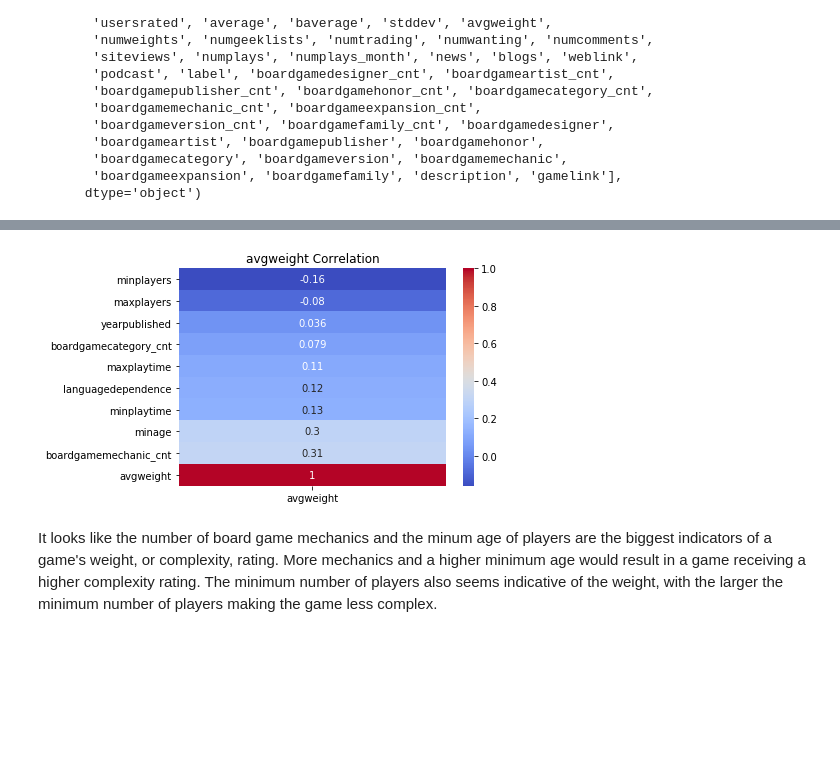
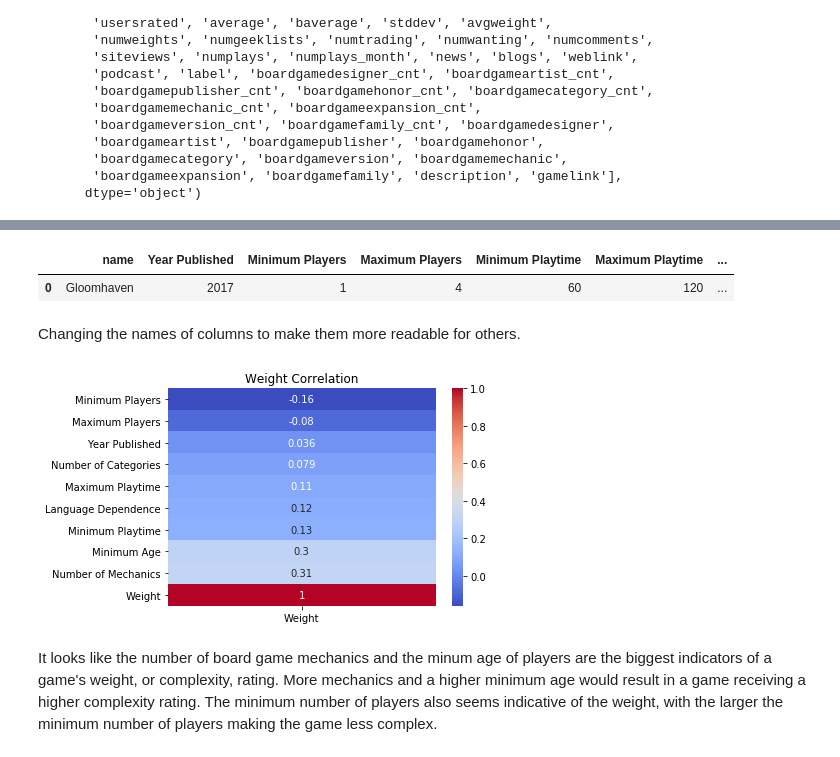
Before and after one commit to q-downgrade/dsi-capstone, a Jupyter notebook: code/1-eda-problem-statement.ipynb, the cells around one changed output, grey strips where cells are left out. Cells and saved outputs as stored; diff of their text form; code cells hidden in the pictures; blank space fills up the shorter version.

Commit message:
made feature names more readable

```diff
--- a/code/1-eda-problem-statement.ipynb
+++ b/code/1-eda-problem-statement.ipynb
@@ -109,10 +109,28 @@ df.head()
 # %%
 # dropping columns where the complexity rating is 0
 df = df[df['avgweight'] > 0]
+# %%
+features = {'yearpublished' : 'Year Published',
+        'minplayers' : 'Minimum Players',
+        'maxplayers' : 'Maximum Players',
+        'minplaytime' : 'Minimum Playtime',
+        'maxplaytime' : 'Maximum Playtime',
+        'minage' : 'Minimum Age',
+        'languagedependence' : 'Language Dependence',
+        'boardgamecategory_cnt' : 'Number of Categories',
+        'boardgamemechanic_cnt' : 'Number of Mechanics',
+        'avgweight' : "Weight"}
+df = df.rename(columns = features)
+df.head(1)
+# %% [output]
+|  | name | Year Published | Minimum Players | Maximum Players | Minimum Playtime | Maximum Playtime | ... |
+| 0 | Gloomhaven | 2017 | 1 | 4 | 60 | 120 | ... |
+# %% [markdown]
+Changing the names of columns to make them more readable for others.
 # %%
-sns.heatmap(df.corr()[['avgweight']].sort_values('avgweight'), cmap = 'coolwarm', annot = True)
-plt.title('avgweight Correlation');
+sns.heatmap(df.corr()[['Weight']].sort_values('Weight'), cmap = 'coolwarm', annot = True)
+plt.title('Weight Correlation');
 # %% [output]
-[figure, old version]
+[figure, new version]
 # %% [markdown]
 It looks like the number of board game mechanics and the minum age of players are the biggest indicators of a game's weight, or complexity, rating. More mechanics and a higher minimum age would result in a game receiving a higher complexity rating. The minimum number of players also seems indicative of the weight, with the larger the minimum number of players making the game less complex.
```
Also changed, not shown: parts of 14 cells of this notebook, 4 other files.
